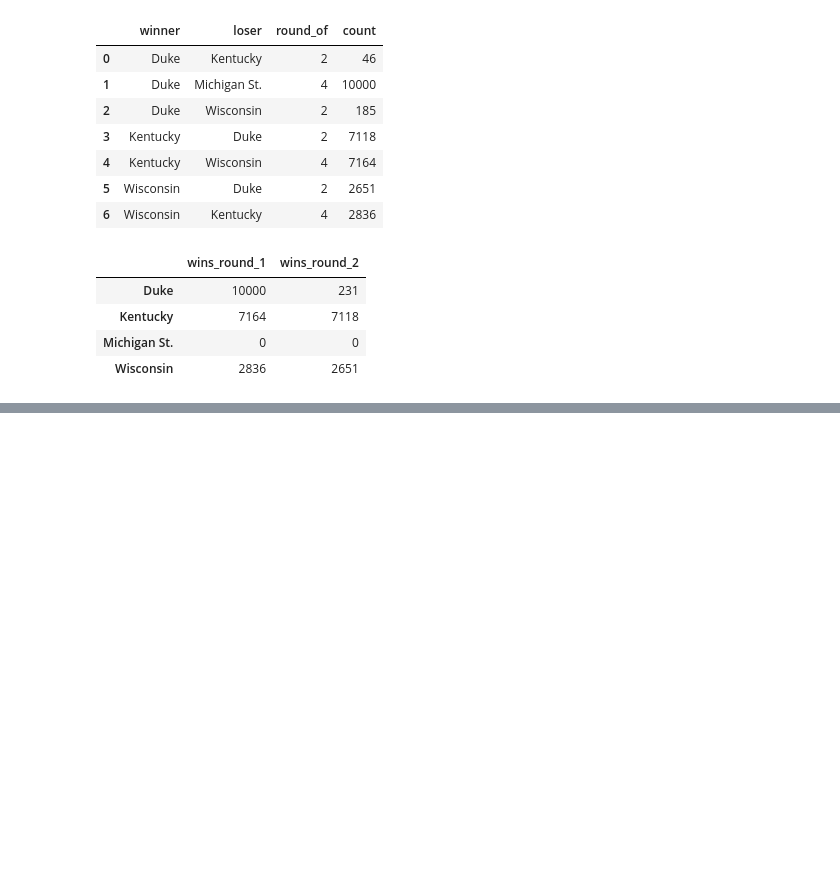
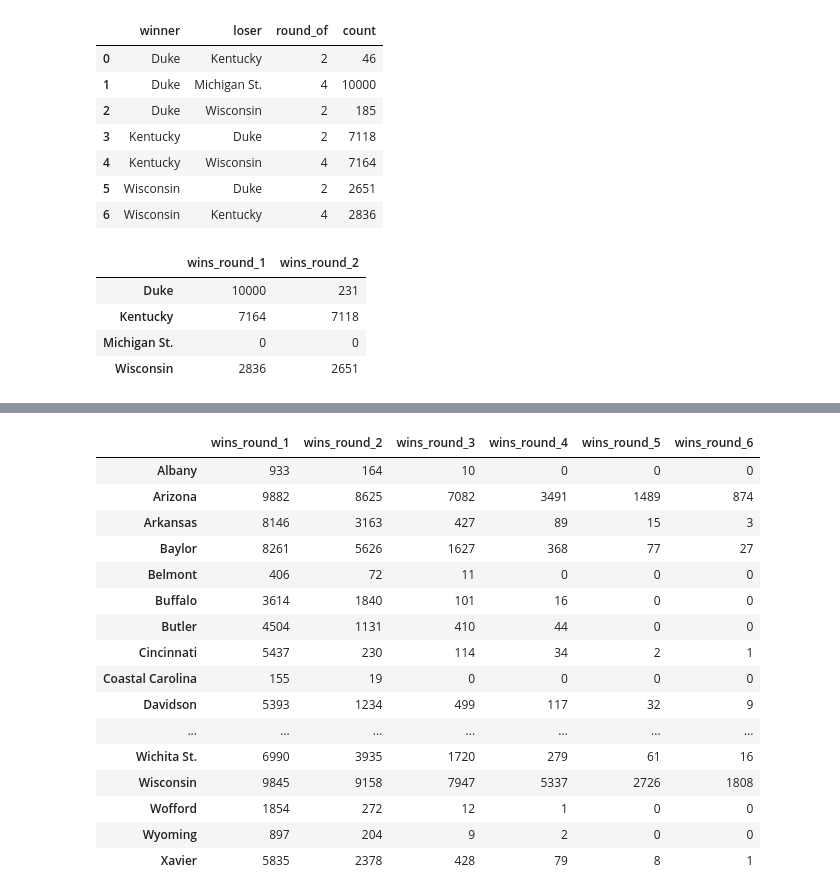
Before and after one commit to micahlanier/bayesket-ball, a Jupyter notebook: src/model/tournament_simulations.ipynb, the cells around one changed output, grey strips where cells are left out. Drawn from its saved outputs; the diff is of its cells as text; code cells hidden in the pictures; blank space fills up the shorter version.

Commit message:
Added Monte Carlo simulations for tournament

```diff
--- a/src/model/tournament_simulations.ipynb
+++ b/src/model/tournament_simulations.ipynb
@@ -16,7 +16,7 @@ import game_predictions
 
 # Library settings.
 % matplotlib inline
-pd.set_option('display.max_rows', 100)
+pd.set_option('display.max_rows', 1500)
 pd.set_option('display.max_columns', 200)
 # %%
 # Paths.
@@ -32,8 +32,9 @@ final_four_bracket_path = '../../../data/tournament_brackets/2015_4.csv'
 pre_tournament_stats = pd.read_csv(stats_path)
 # %%
 # Read brackets.
-tournament_bracket = pd.read_csv(bracket_path, header=None).values
+tournament_bracket = pd.read_csv(tournament_bracket_path, header=None).values
 final_four_bracket = pd.read_csv(final_four_bracket_path, header=None).values
+championship_bracket = np.array([['Wisconsin','Duke']])
 # %%
 # Slice trace.
 with open('slice_samples_traces.pkl', 'rb') as fid:
@@ -208,0 +220,3 @@ mh_final_four_outcomes
+# %%
+# Simulate matchups and outcomes.
+slice_mc_tournament_matchups, slice_mc_tournament_outcomes = game_predictions.simulate_tournament(tournament_bracket, pre_tournament_stats, features, deterministic=False, coef_trace=slice_trace)
@@ -208,0 +252,20 @@ mh_final_four_outcomes
+# %%
+slice_mc_tournament_outcomes
+# %% [output]
+|  | wins_round_1 | wins_round_2 | wins_round_3 | wins_round_4 | wins_round_5 | wins_round_6 |
+| Albany | 933 | 164 | 10 | 0 | 0 | 0 |
+| Arizona | 9882 | 8625 | 7082 | 3491 | 1489 | 874 |
+| Arkansas | 8146 | 3163 | 427 | 89 | 15 | 3 |
+| Baylor | 8261 | 5626 | 1627 | 368 | 77 | 27 |
+| Belmont | 406 | 72 | 11 | 0 | 0 | 0 |
+| Buffalo | 3614 | 1840 | 101 | 16 | 0 | 0 |
+| Butler | 4504 | 1131 | 410 | 44 | 0 | 0 |
+| Cincinnati | 5437 | 230 | 114 | 34 | 2 | 1 |
+| Coastal Carolina | 155 | 19 | 0 | 0 | 0 | 0 |
+| Davidson | 5393 | 1234 | 499 | 117 | 32 | 9 |
+| ... | ... | ... | ... | ... | ... | ... |
+| Wichita St. | 6990 | 3935 | 1720 | 279 | 61 | 16 |
+| Wisconsin | 9845 | 9158 | 7947 | 5337 | 2726 | 1808 |
+| Wofford | 1854 | 272 | 12 | 1 | 0 | 0 |
+| Wyoming | 897 | 204 | 9 | 2 | 0 | 0 |
+| Xavier | 5835 | 2378 | 428 | 79 | 8 | 1 |
```
Also changed, not shown: parts of 34 cells of this notebook, 1 other file.
